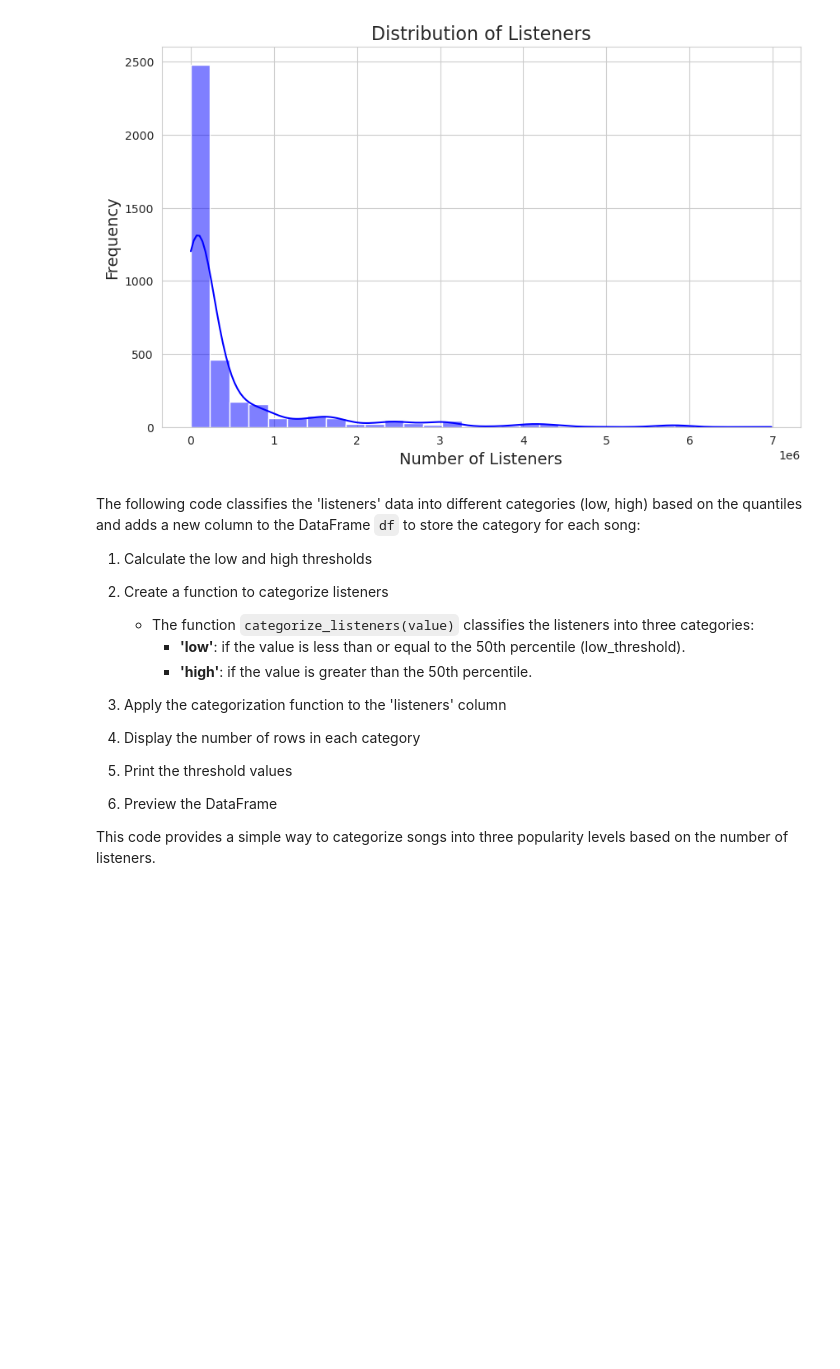
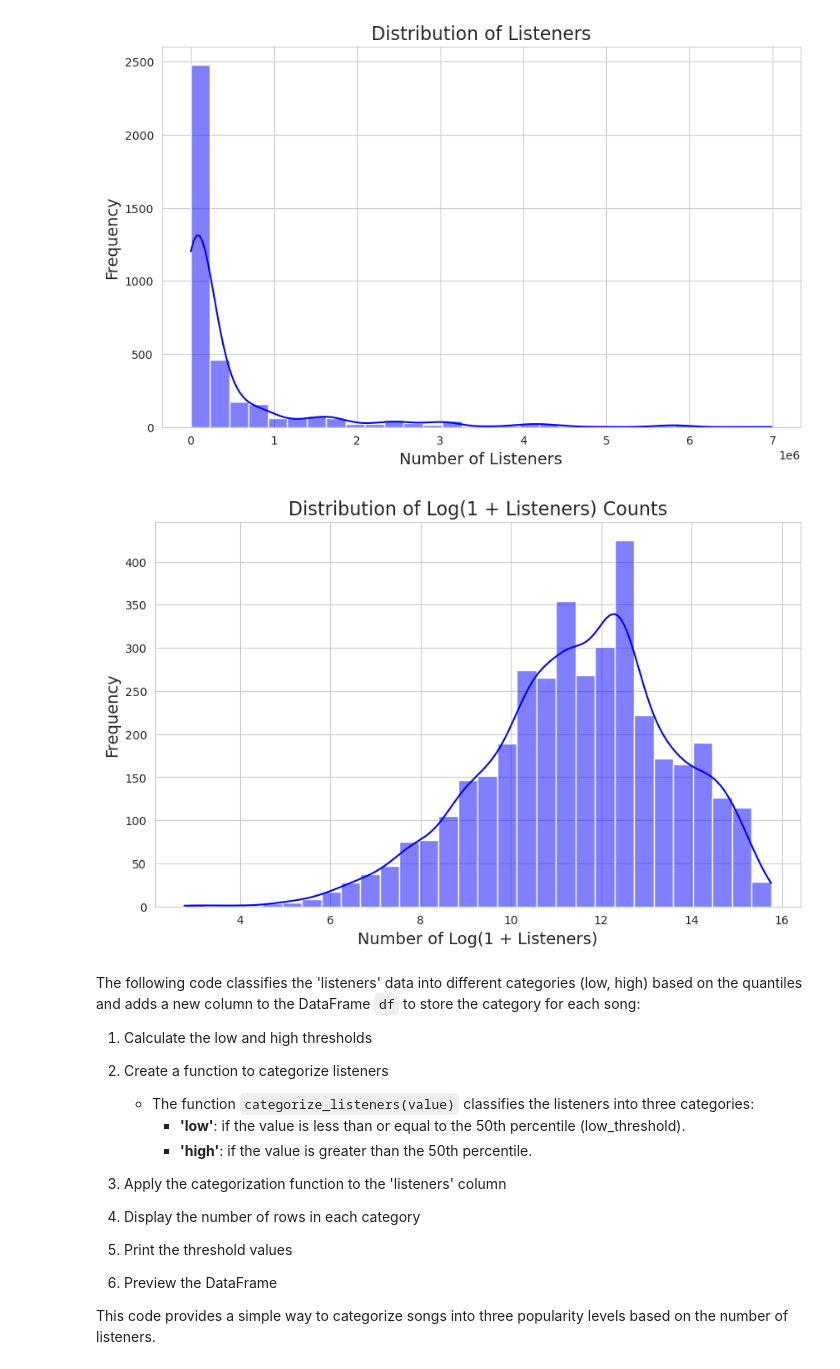
Before and after one commit to ladalar/beata, a Jupyter notebook: music_popularity.ipynb, the cells around one changed output. Saved outputs shown, nothing was run; the diff lists cells and outputs as text; code cells hidden in the pictures; blank space fills up the shorter version.

```diff
--- a/music_popularity.ipynb
+++ b/music_popularity.ipynb
@@ -138,6 +138,32 @@ plt.ylabel('Frequency', fontsize=14)
 plt.show()
 # %% [output]
 [figure]
+# %%
+import numpy as np
+
+# Apply log transformation
+df["listener_log"] = np.log1p(df["listeners"])  # log(1 + y) to avoid log(0) issues
+# %%
+# Import the required libraries
+import matplotlib.pyplot as plt
+import seaborn as sns
+
+# Set a style for the plot
+sns.set_style('whitegrid')
+
+# Plot a histogram of the 'listeners' column
+plt.figure(figsize=(10, 6))  # Set the figure size
+sns.histplot(df['listener_log'], bins=30, kde=True, color='blue')
+
+# Add titles and labels
+plt.title('Distribution of Log(1 + Listeners) Counts', fontsize=16)
+plt.xlabel('Number of Log(1 + Listeners)', fontsize=14)
+plt.ylabel('Frequency', fontsize=14)
+
+# Show the plot
+plt.show()
+# %% [output]
+[figure, added]
 # %% [markdown]
 The following code classifies the 'listeners' data into different categories (low, high) based on the quantiles and adds a new column to the DataFrame `df` to store the category for each song:
 
```
Also changed, not shown: parts of 22 cells of this notebook.
